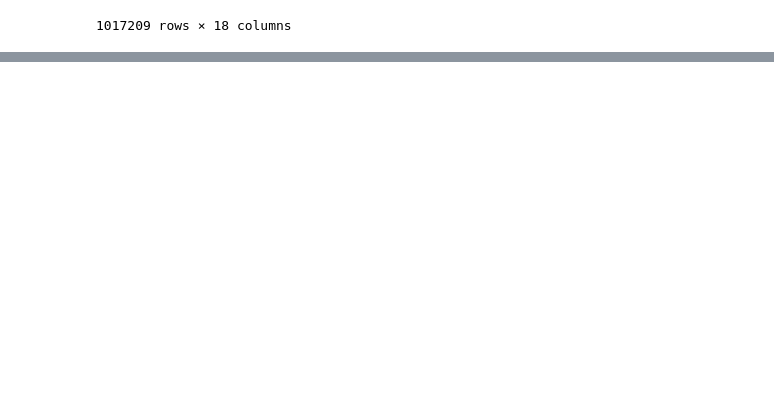
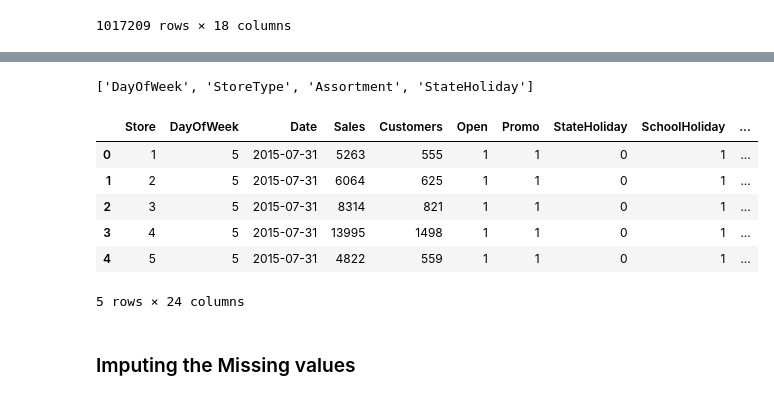
Before and after one commit to mr-ayush-agrawal/MachineLearningBasics, a Jupyter notebook: freeCodeCamp/SalesCompetition/Boosting_sol.ipynb, the cells around one changed output, grey strips where cells are left out. Saved outputs shown, nothing was run; the diff lists cells and outputs as text; code cells hidden in the pictures; blank space fills up the shorter version.

```diff
--- a/freeCodeCamp/SalesCompetition/Boosting_sol.ipynb
+++ b/freeCodeCamp/SalesCompetition/Boosting_sol.ipynb
@@ -66,0 +198,15 @@ data_raw
+# %%
+def sort_store(df) :
+    global sorted_store_df
+    sorted_store_df = df.groupby('Store').Sales.mean().reset_index()
+    sorted_store_df['Sales_Rank'] = sorted_store_df['Sales'].rank(ascending=False, method='dense').astype(int)
+    sorted_store_df.drop(columns = 'Sales', inplace= True)
+
+def addRank(df, sorted_store_df):
+    return df.merge(sorted_store_df, how='left', on='Store')
+
+sort_store(data)
+data = addRank(data, sorted_store_df)
+test_data = addRank(test_data, sorted_store_df)
+
+data.sample(3)
@@ -66,0 +310,16 @@ data_raw
+# %%
+cat_cols
+# %% [output]
+['DayOfWeek', 'StoreType', 'Assortment', 'StateHoliday']
+# %%
+data.head()
+# %% [output]
+|  | Store | DayOfWeek | Date | Sales | Customers | Open | Promo | StateHoliday | SchoolHoliday | ... |
+| 0 | 1 | 5 | 2015-07-31 | 5263 | 555 | 1 | 1 | 0 | 1 | ... |
+| 1 | 2 | 5 | 2015-07-31 | 6064 | 625 | 1 | 1 | 0 | 1 | ... |
+| 2 | 3 | 5 | 2015-07-31 | 8314 | 821 | 1 | 1 | 0 | 1 | ... |
+| 3 | 4 | 5 | 2015-07-31 | 13995 | 1498 | 1 | 1 | 0 | 1 | ... |
+| 4 | 5 | 5 | 2015-07-31 | 4822 | 559 | 1 | 1 | 0 | 1 | ... |
+5 rows × 24 columns
+# %% [markdown]
+### Imputing the Missing values
```
Also changed, not shown: parts of 44 cells of this notebook.
